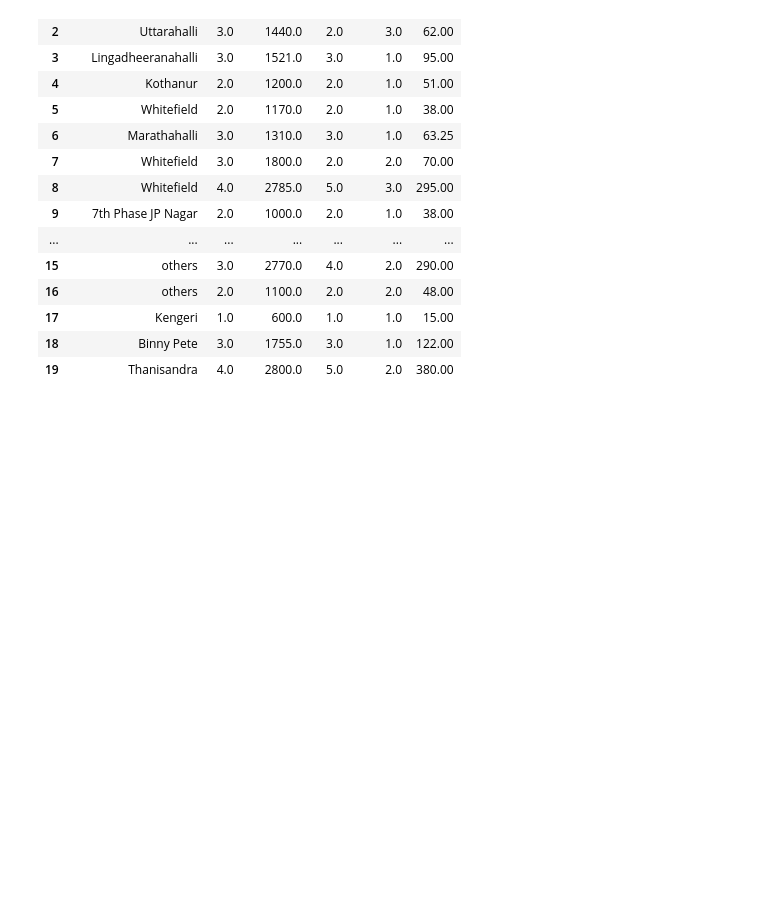
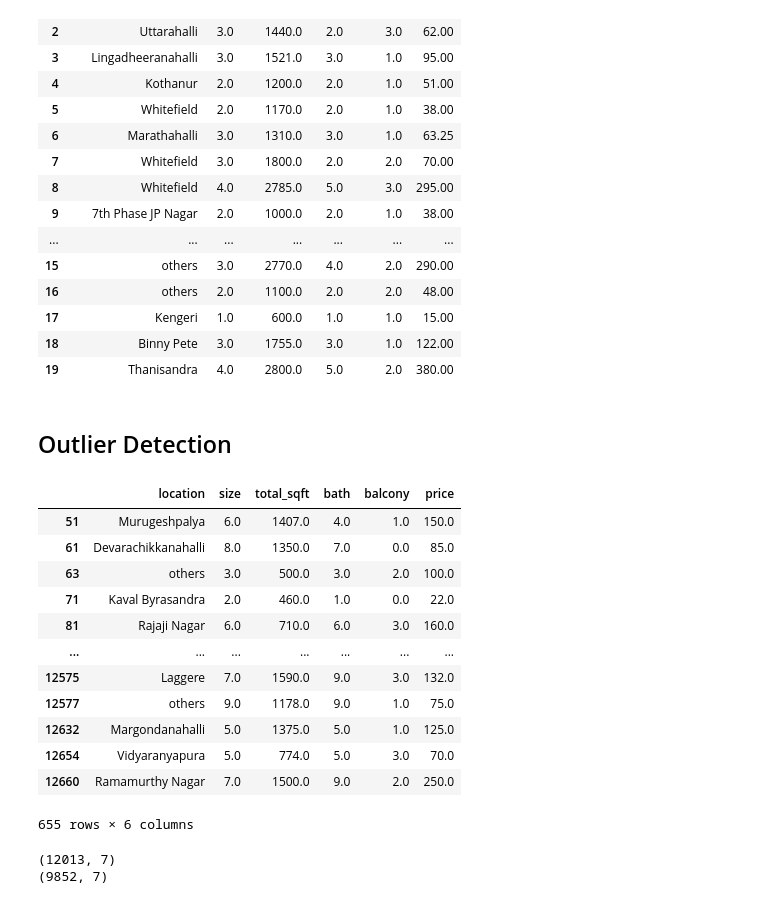
Before and after one commit to Jaga360/House-price-prediction, a Jupyter notebook: Model/linear-reg.ipynb, the cells around one changed output. Saved outputs shown, nothing was run; the diff lists cells and outputs as text; code cells hidden in the pictures; blank space fills up the shorter version.

Commit message:
removed 'sqft per bhk' 'price per sqft' 'bath per house' outliers

```diff
--- a/Model/linear-reg.ipynb
+++ b/Model/linear-reg.ipynb
@@ -142,7 +139,7 @@ df2.head(10)
 # %%
 # grouping by location and calculating how many values are there within one location
 
-location_count=df2.groupby("location")["location"].count()
+location_count=df2.groupby("location")["location"].agg("count").sort_values()
 location_count
 # %% [output]
 location
@@ -209,3 +206,23 @@ df2.head(20)
 | 17 | Kengeri | 1.0 | 600.0 | 1.0 | 1.0 | 15.00 |
 | 18 | Binny Pete | 3.0 | 1755.0 | 3.0 | 1.0 | 122.00 |
 | 19 | Thanisandra | 4.0 | 2800.0 | 5.0 | 2.0 | 380.00 |
+# %% [markdown]
+## Outlier Detection
+# %%
+# assuming threshold is 300 sqft per bedroom in a house below that is unlikely
+
+df2[df2["total_sqft"]/ df2["size"] < 300 ]
+# %% [output]
+|  | location | size | total_sqft | bath | balcony | price |
+| 51 | Murugeshpalya | 6.0 | 1407.0 | 4.0 | 1.0 | 150.0 |
+| 61 | Devarachikkanahalli | 8.0 | 1350.0 | 7.0 | 0.0 | 85.0 |
+| 63 | others | 3.0 | 500.0 | 3.0 | 2.0 | 100.0 |
+| 71 | Kaval Byrasandra | 2.0 | 460.0 | 1.0 | 0.0 | 22.0 |
+| 81 | Rajaji Nagar | 6.0 | 710.0 | 6.0 | 3.0 | 160.0 |
+| ... | ... | ... | ... | ... | ... | ... |
+| 12575 | Laggere | 7.0 | 1590.0 | 9.0 | 3.0 | 132.0 |
+| 12577 | others | 9.0 | 1178.0 | 9.0 | 1.0 | 75.0 |
+| 12632 | Margondanahalli | 5.0 | 1375.0 | 5.0 | 1.0 | 125.0 |
+| 12654 | Vidyaranyapura | 5.0 | 774.0 | 5.0 | 3.0 | 70.0 |
+| 12660 | Ramamurthy Nagar | 7.0 | 1500.0 | 9.0 | 2.0 | 250.0 |
+655 rows × 6 columns
@@ -211,0 +233,21 @@ df2.head(20)
+# %%
+# added new attribute price_per_sqft to remove outliers
+# data points lies between one sd is retained remaining are removed within each city
+
+df2["price_per_sqft"]=df2["price"]*100000 / df2["total_sqft"]
+
+def remove_pps_outliers(df):
+    df_out= pd.DataFrame()
+    for city, subdf in df.groupby("location"):
+        m=np.mean(subdf["price_per_sqft"])
+        sd=np.std(subdf["price_per_sqft"])
+        temp_df= subdf[(subdf["price_per_sqft"] > (m-sd)) & (subdf["price_per_sqft"] < (m+sd))]
+        df_out=pd.concat([df_out,temp_df], ignore_index=True)
+    return df_out
+
+print(df2.shape)
+df2=remove_pps_outliers(df2)
+print(df2.shape)
+# %% [output]
+(12013, 7)
+(9852, 7)
```
Also changed, not shown: parts of 6 cells of this notebook.
